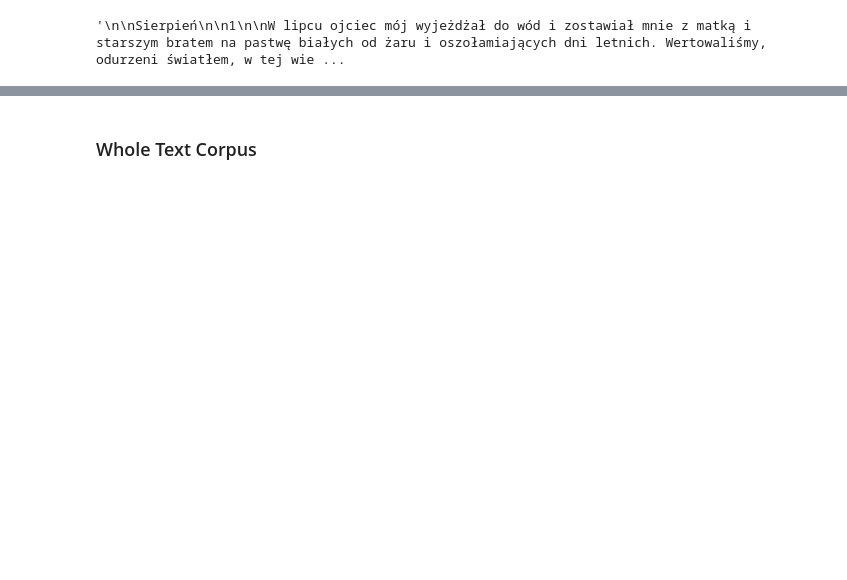
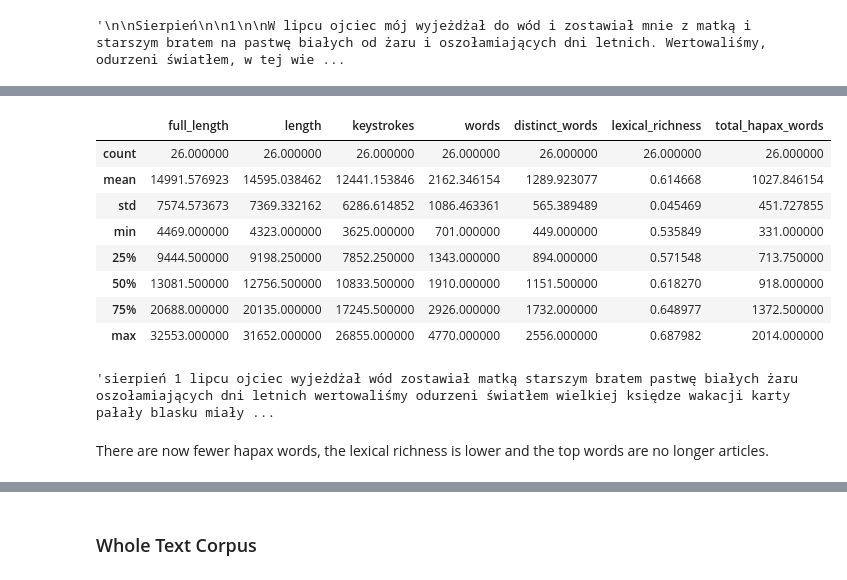
Before and after one commit to ByronKKing/whatcheer_posts, a Jupyter notebook: bruno_schulz/schulz_analysis.ipynb, the cells around one changed output, grey strips where cells are left out. Cells and saved outputs as stored; diff of their text form; code cells hidden in the pictures; blank space fills up the shorter version.

Commit message:
add dispersion plot, full corpus analysis

```diff
--- a/bruno_schulz/schulz_analysis.ipynb
+++ b/bruno_schulz/schulz_analysis.ipynb
@@ -242,0 +313,12 @@ df['top_words'], df['hapax_words'], df['total_hapax_words'] = zip(*df['text_poli
+# %%
+df.describe()
+# %% [output]
+|  | full_length | length | keystrokes | words | distinct_words | lexical_richness | total_hapax_words |
+| count | 26.000000 | 26.000000 | 26.000000 | 26.000000 | 26.000000 | 26.000000 | 26.000000 |
+| mean | 14991.576923 | 14595.038462 | 12441.153846 | 2162.346154 | 1289.923077 | 0.614668 | 1027.846154 |
+| std | 7574.573673 | 7369.332162 | 6286.614852 | 1086.463361 | 565.389489 | 0.045469 | 451.727855 |
+| min | 4469.000000 | 4323.000000 | 3625.000000 | 701.000000 | 449.000000 | 0.535849 | 331.000000 |
+| 25% | 9444.500000 | 9198.250000 | 7852.250000 | 1343.000000 | 894.000000 | 0.571548 | 713.750000 |
+| 50% | 13081.500000 | 12756.500000 | 10833.500000 | 1910.000000 | 1151.500000 | 0.618270 | 918.000000 |
+| 75% | 20688.000000 | 20135.000000 | 17245.500000 | 2926.000000 | 1732.000000 | 0.648977 | 1372.500000 |
+| max | 32553.000000 | 31652.000000 | 26855.000000 | 4770.000000 | 2556.000000 | 0.687982 | 2014.000000 |
@@ -242,0 +327,4 @@ df['top_words'], df['hapax_words'], df['total_hapax_words'] = zip(*df['text_poli
+# %%
+df.text_polish[0][0:1500] #after removing stopwords
+# %% [output]
+'sierpień 1 lipcu ojciec wyjeżdżał wód zostawiał matką starszym bratem pastwę białych żaru oszołamiających dni letnich wertowaliśmy odurzeni światłem wielkiej księdze wakacji karty pałały blasku miały ...
@@ -242,0 +333,2 @@ df['top_words'], df['hapax_words'], df['total_hapax_words'] = zip(*df['text_poli
+# %% [markdown]
+There are now fewer hapax words, the lexical richness is lower and the top words are no longer articles.
```
Also changed, not shown: parts of 138 cells of this notebook.
